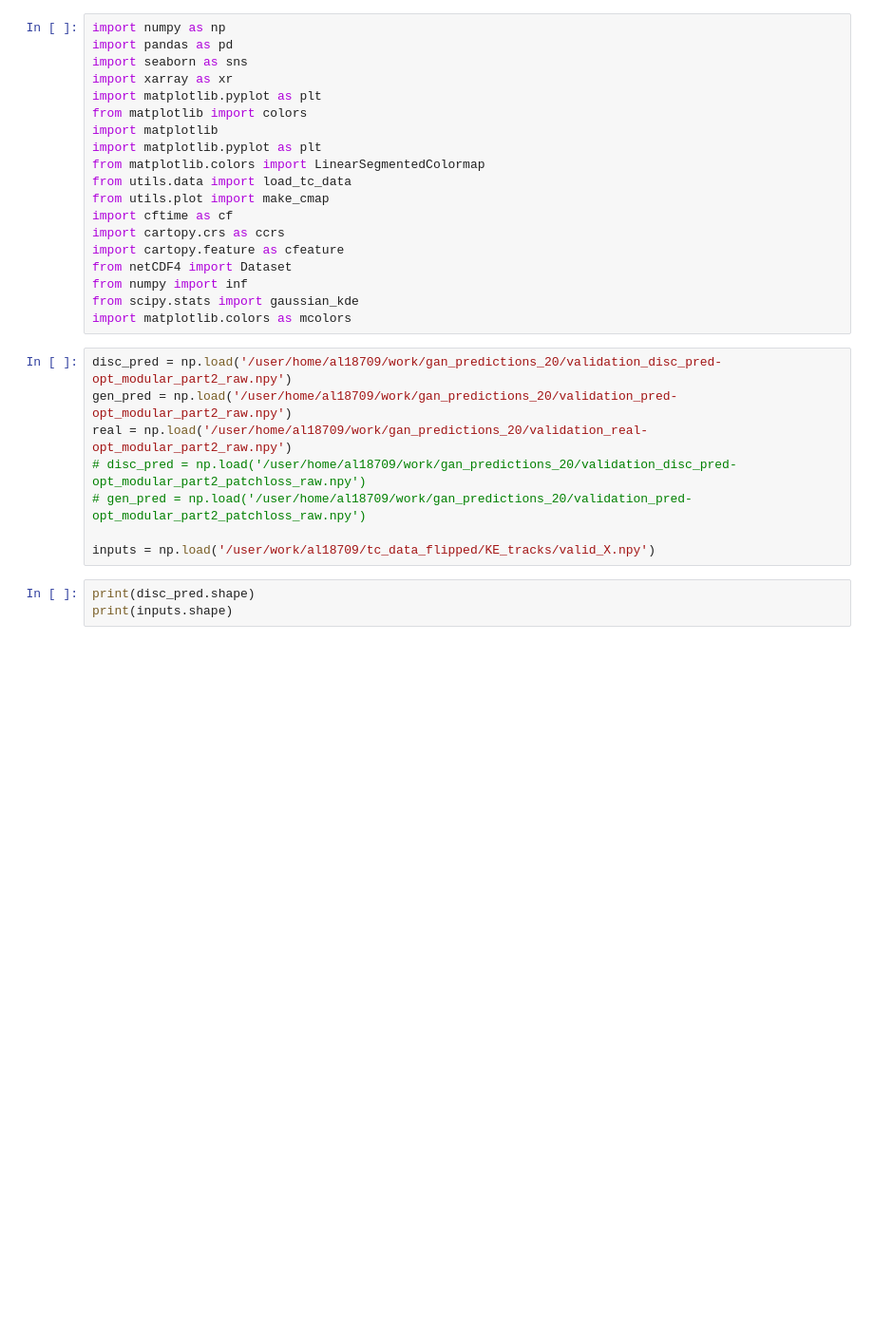
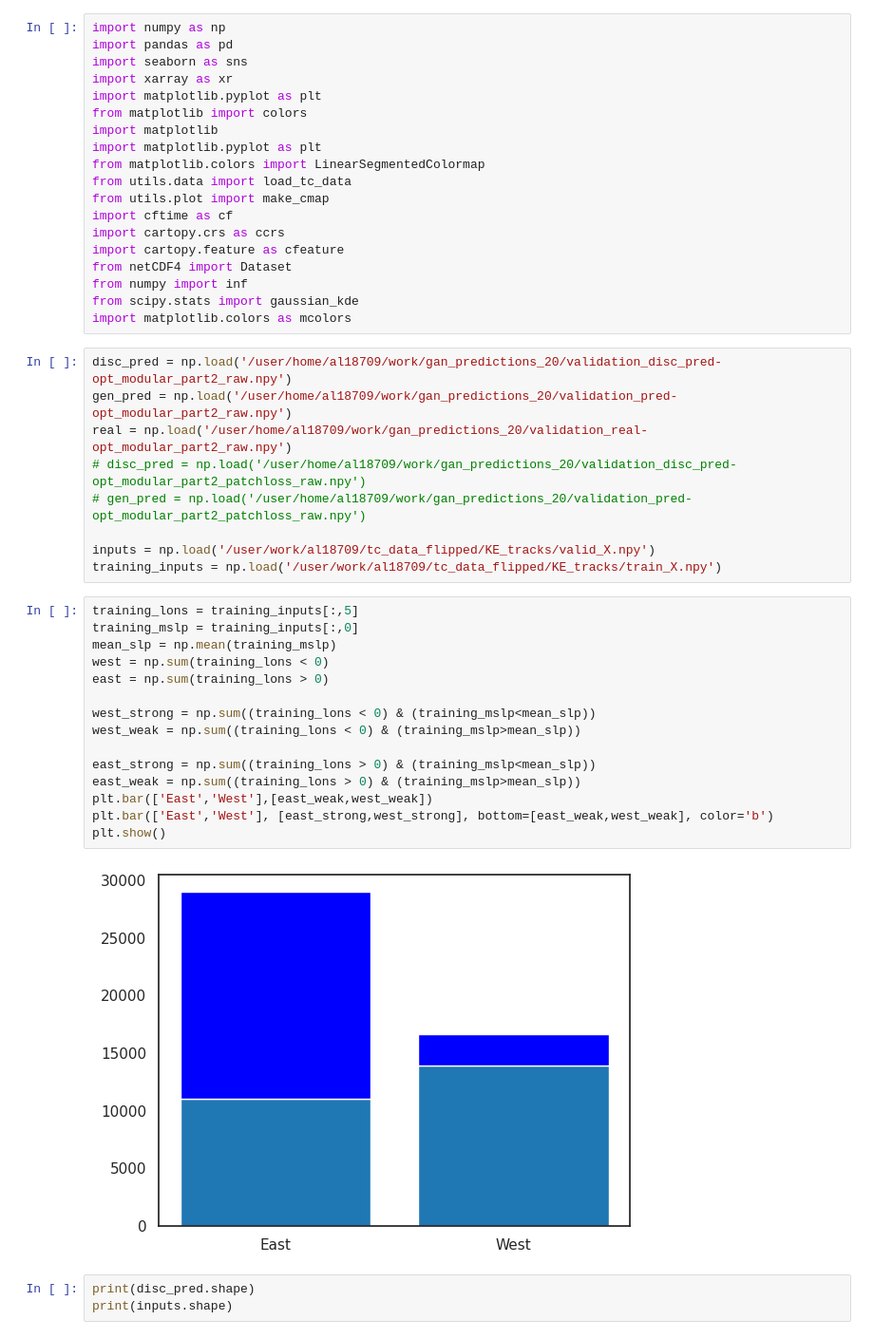
Before and after one commit to vosps/tropical_cyclone, a Jupyter notebook: tracking/9_interpretability.ipynb, the cells around one changed output. Shown at 95% size. Cells and saved outputs as stored; diff of their text form; blank space fills up the shorter version.

```diff
--- a/tracking/9_interpretability.ipynb
+++ b/tracking/9_interpretability.ipynb
@@ -25,6 +25,24 @@ real = np.load('/user/home/al18709/work/gan_predictions_20/validation_real-opt_m
 # gen_pred = np.load('/user/home/al18709/work/gan_predictions_20/validation_pred-opt_modular_part2_patchloss_raw.npy')
 
 inputs = np.load('/user/work/al18709/tc_data_flipped/KE_tracks/valid_X.npy')
+training_inputs = np.load('/user/work/al18709/tc_data_flipped/KE_tracks/train_X.npy')
+# %%
+training_lons = training_inputs[:,5]
+training_mslp = training_inputs[:,0]
+mean_slp = np.mean(training_mslp)
+west = np.sum(training_lons < 0)
+east = np.sum(training_lons > 0)
+
+west_strong = np.sum((training_lons < 0) & (training_mslp<mean_slp))
+west_weak = np.sum((training_lons < 0) & (training_mslp>mean_slp))
+
+east_strong = np.sum((training_lons > 0) & (training_mslp<mean_slp))
+east_weak = np.sum((training_lons > 0) & (training_mslp>mean_slp))
+plt.bar(['East','West'],[east_weak,west_weak])
+plt.bar(['East','West'], [east_strong,west_strong], bottom=[east_weak,west_weak], color='b')
+plt.show()
+# %% [output]
+[figure, added]
 # %%
 print(disc_pred.shape)
 print(inputs.shape)
```
Also changed, not shown: parts of 9 cells of this notebook, 13 other files.
